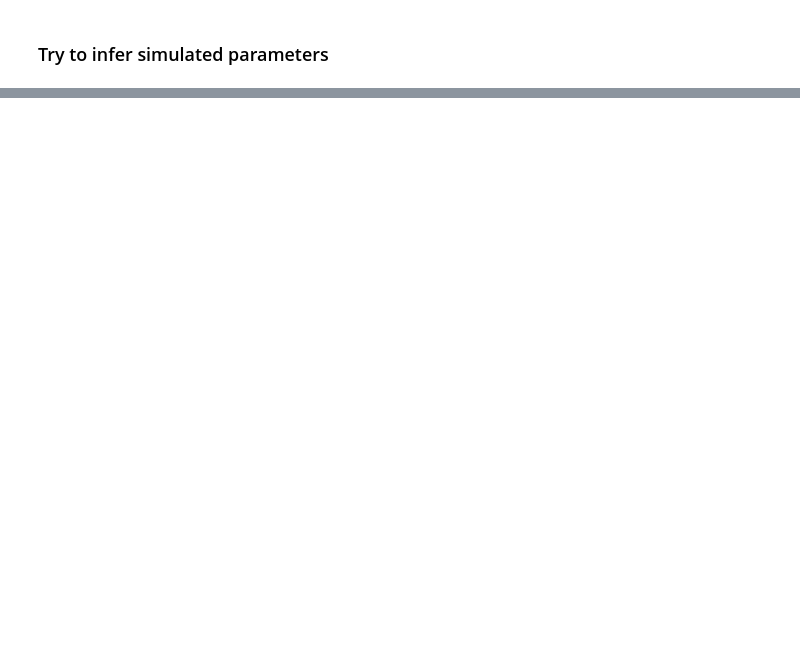
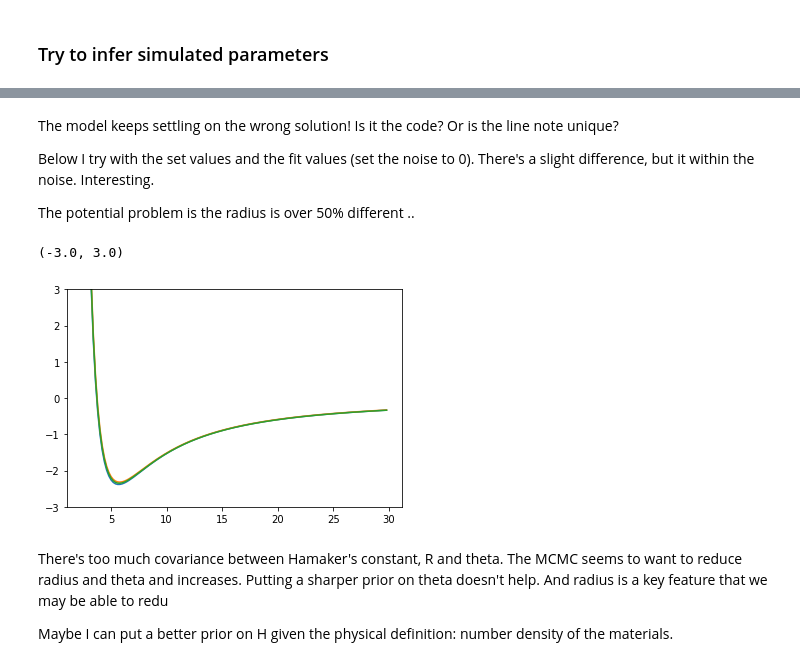
Before and after one commit to phys201/nc_AFM, a Jupyter notebook: documentation.ipynb, the cells around one changed output, grey strips where cells are left out. Drawn from its saved outputs; the diff is of its cells as text; code cells hidden in the pictures; blank space fills up the shorter version.

```diff
--- a/documentation.ipynb
+++ b/documentation.ipynb
@@ -775,0 +777,22 @@ sns.pairplot(posterior_dataframe_m3)
+# %% [markdown]
+The model keeps settling on the wrong solution! Is it the code? Or is the line note unique?
+
+Below I try with the set values and the fit values (set the noise to 0).
+There's a slight difference, but it within the noise. Interesting.
+
+The potential problem is the radius is over 50% different ..
+# %%
+plt.plot(z, simulate_data_vdwm3_newrep(700, 40, 25, 40, 0, z))
+
+plt.plot(z, simulate_data_vdwm3_newrep(671, 85, 10, 29, 0, z))
+
+plt.plot(z, simulate_data_vdwm3_newrep(681, 61, 15, 34, 0, z))
+
+plt.ylim([-3,3])
+# %% [output]
+(-3.0, 3.0)
+[figure, added]
+# %% [markdown]
+There's too much covariance between Hamaker's constant, R and theta. The MCMC seems to want to reduce radius and theta and increases. Putting a sharper prior on theta doesn't help. And radius is a key feature that we may be able to redu
+
+Maybe I can put a better prior on H given the physical definition: number density of the materials.
```
Also changed, not shown: parts of 7 cells of this notebook.
